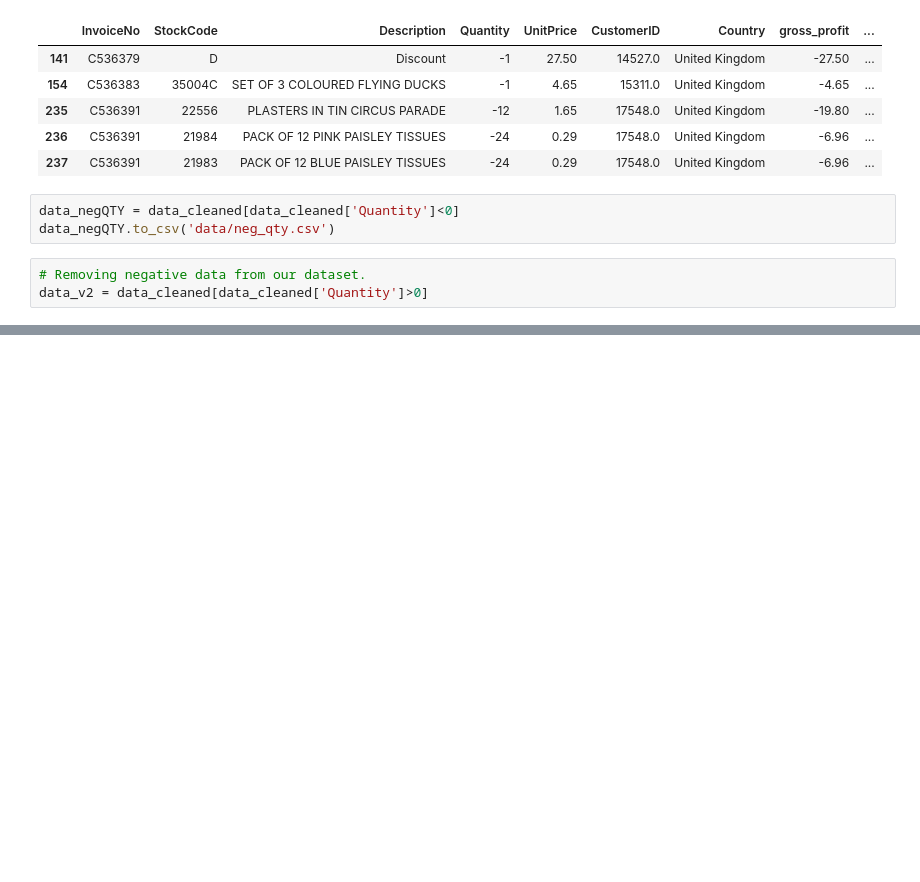
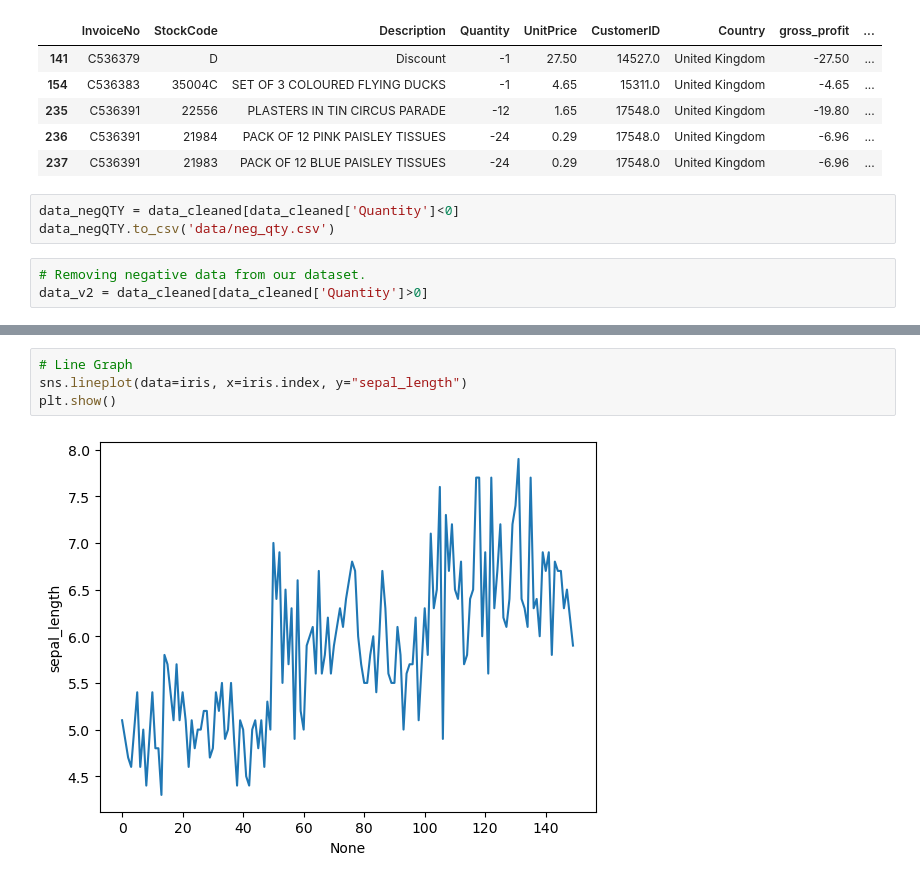
Before and after one commit to NiroshSuthagar/python_crash_course, a Jupyter notebook: myPythonNotes.ipynb, the cells around one changed output, grey strips where cells are left out. Cells and saved outputs as stored; diff of their text form; blank space fills up the shorter version.

```diff
--- a/myPythonNotes.ipynb
+++ b/myPythonNotes.ipynb
@@ -896,0 +991,6 @@ plt.show()
+# %%
+# Line Graph
+sns.lineplot(data=iris, x=iris.index, y="sepal_length")
+plt.show()
+# %% [output]
+[figure, added]
```
Also changed, not shown: parts of 24 cells of this notebook, 1 other file.
